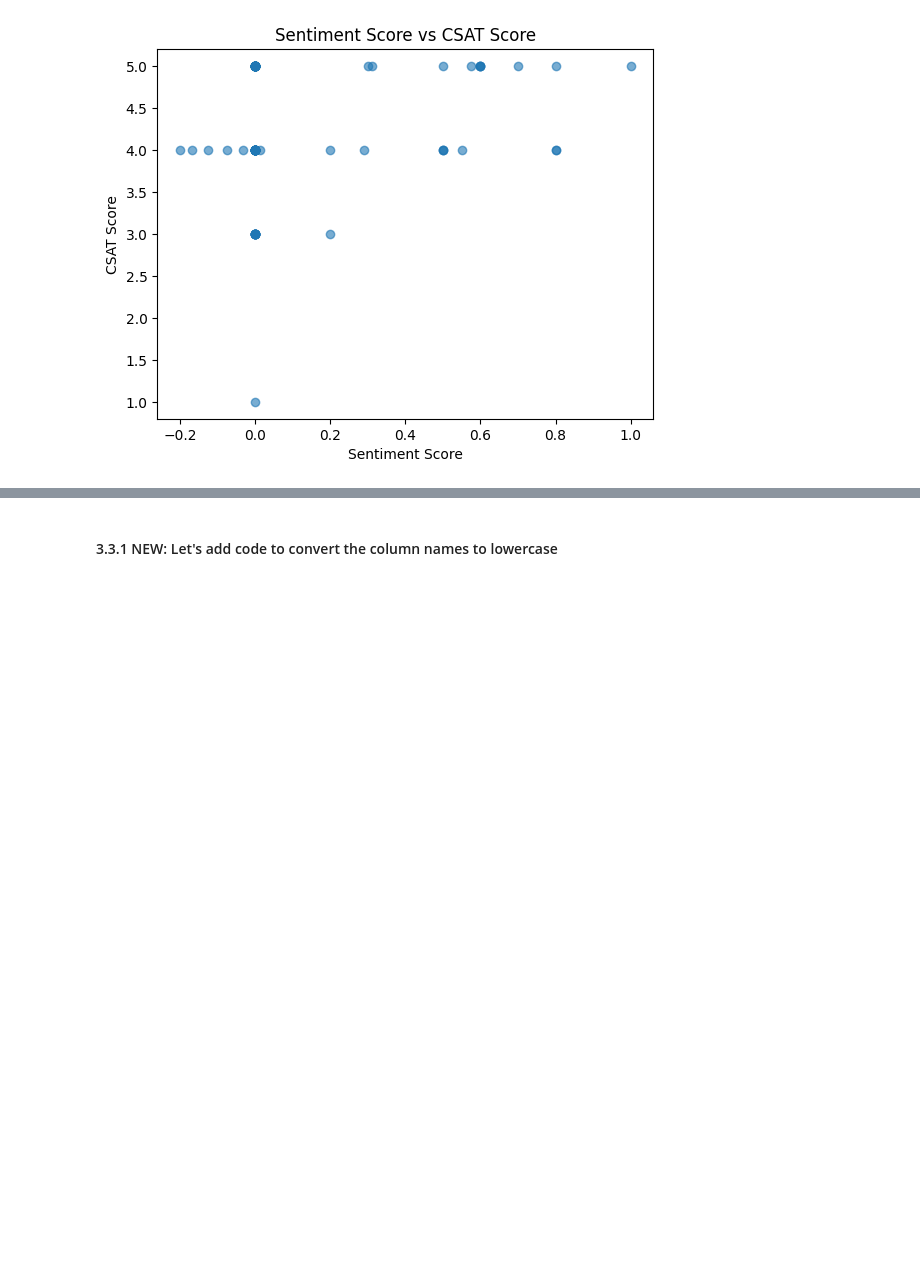
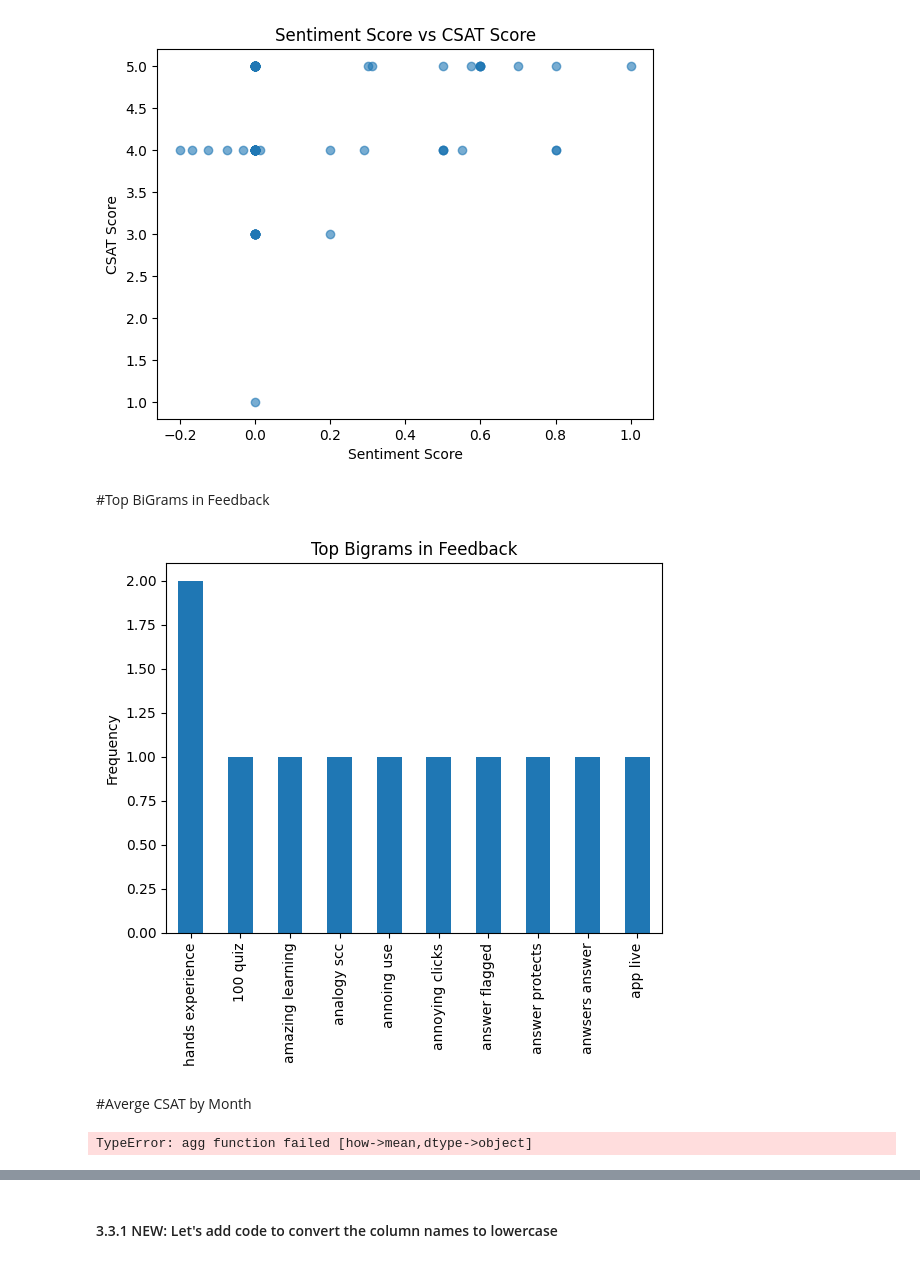
Before and after one commit to gstripling00/conferences, a Jupyter notebook: course_data_analysis.ipynb, the cells around one changed output, grey strips where cells are left out. Cells and saved outputs as stored; diff of their text form; code cells hidden in the pictures; blank space fills up the shorter version.

```diff
--- a/course_data_analysis.ipynb
+++ b/course_data_analysis.ipynb
@@ -342,3 +353,38 @@ plt.ylabel('CSAT Score')
 plt.show()
 # %% [output]
 [figure]
+# %% [markdown]
+#Top BiGrams in Feedback
+# %%
+from sklearn.feature_extraction.text import CountVectorizer
+
+# Vectorize text to find bigrams
+vectorizer = CountVectorizer(ngram_range=(2, 2), stop_words='english')
+bigrams = vectorizer.fit_transform(df['feedback_csat_explanation'].fillna(""))
+
+# Sum bigram occurrences and create DataFrame
+bigram_counts = bigrams.sum(axis=0)
+bigram_df = pd.DataFrame(bigram_counts.tolist()[0], index=vectorizer.get_feature_names_out(), columns=['count'])
+top_bigrams = bigram_df.nlargest(10, 'count')
+
+# Plot top bigrams
+top_bigrams.plot(kind='bar', legend=None, title='Top Bigrams in Feedback')
+plt.ylabel('Frequency')
+plt.show()
+# %% [output]
+[figure, added]
+# %% [markdown]
+#Averge CSAT by Month
+# %%
+# Resample by month and calculate mean for each CSAT category
+monthly_averages = df.resample('M').mean()[['feedback_csat', 'feedback_csat_lab_quality',
+                                            'feedback_csat_lecture_quality', 'feedback_csat_materials']]
+
+# Plot each CSAT category as a grouped bar chart
+monthly_averages.plot(kind='bar', figsize=(10, 6), title='Average CSAT by Month')
+plt.xlabel('Month')
+plt.ylabel('Average CSAT Score')
+plt.legend(title='CSAT Category')
+plt.show()
+# %% [output]
+TypeError: agg function failed [how->mean,dtype->object]
```
Also changed, not shown: parts of 16 cells of this notebook.
